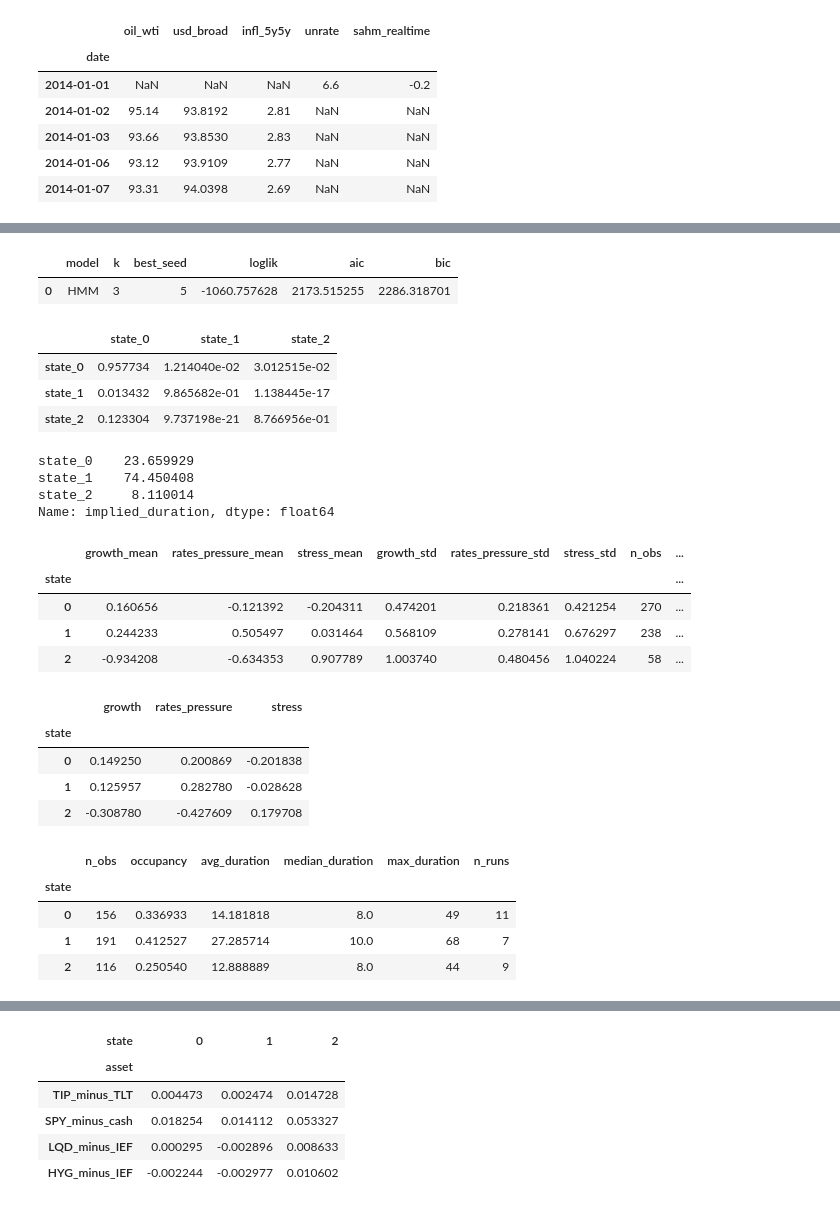
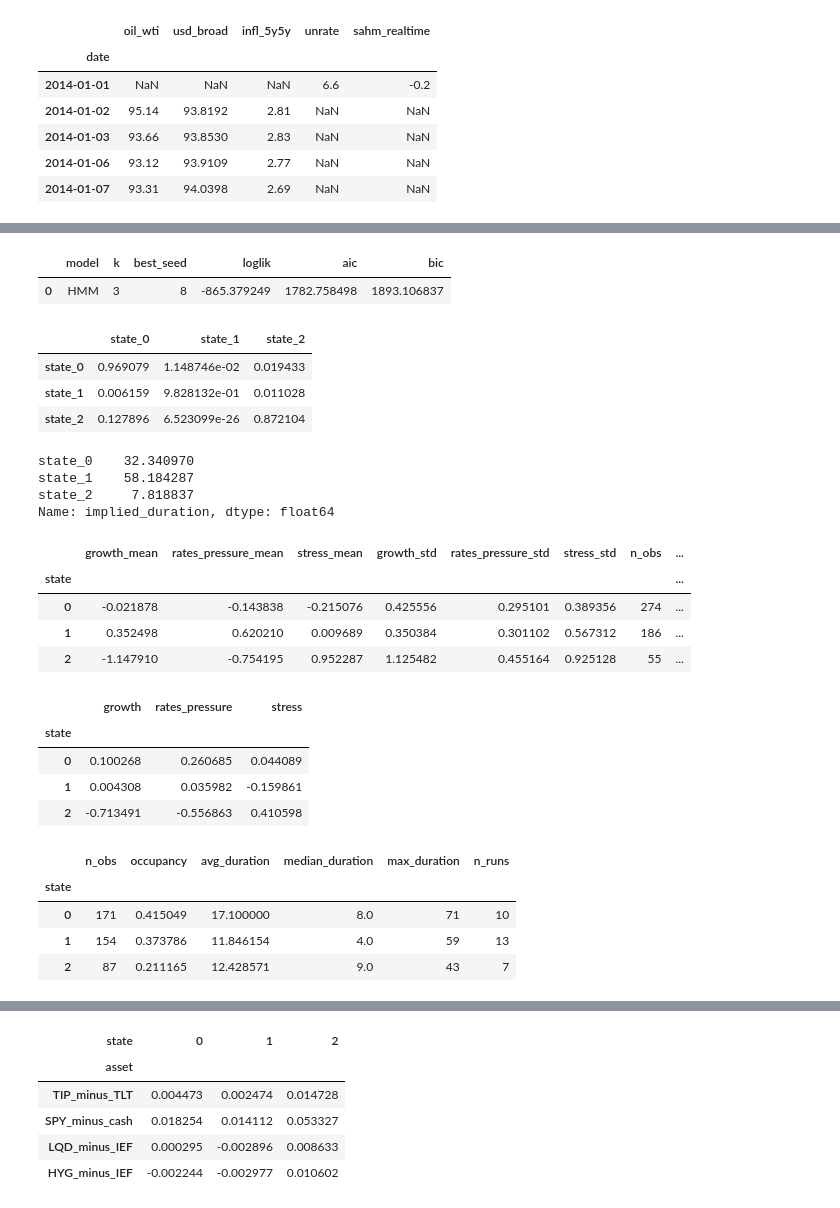
Before and after one commit to Yzc20060417/Systematic-Equities, a Jupyter notebook: Model.ipynb, the cells around one changed output, grey strips where cells are left out. Drawn from its saved outputs; the diff is of its cells as text; code cells hidden in the pictures.

```diff
--- a/Model.ipynb
+++ b/Model.ipynb
@@ -1121,3 +1091,3 @@ X_enriched_bucket
 # %%
-X_model_enriched_3 = X_model_3[["growth","rates_pressure","stress"]].dropna().copy()
+X_model_enriched_3 = X_enriched_bucket[["growth","rates_pressure","stress"]].dropna().copy()
 X_model_4 = X_enriched_bucket[["growth", "rates_pressure", "stress","inflation_shock"]].dropna().copy()
@@ -1192,5 +1094,5 @@ def run_regime_workflow(
 # %%
-enriched3 = run_regime_workflow(
+enriched3 = data_helpers.run_regime_workflow(
     X_model=X_model_enriched_3,
     k=3,
     refit_every=4,          # slower refit
@@ -1229,28 +1131,28 @@ Model is not converging.  Current: -1031.5183375856477 is not greater than -1031
 |  | model | k | best_seed | loglik | aic | bic |
-| 0 | HMM | 3 | 5 | -1060.757628 | 2173.515255 | 2286.318701 |
+| 0 | HMM | 3 | 8 | -865.379249 | 1782.758498 | 1893.106837 |
 |  | state_0 | state_1 | state_2 |
-| state_0 | 0.957734 | 1.214040e-02 | 3.012515e-02 |
-| state_1 | 0.013432 | 9.865682e-01 | 1.138445e-17 |
-| state_2 | 0.123304 | 9.737198e-21 | 8.766956e-01 |
+| state_0 | 0.969079 | 1.148746e-02 | 0.019433 |
+| state_1 | 0.006159 | 9.828132e-01 | 0.011028 |
+| state_2 | 0.127896 | 6.523099e-26 | 0.872104 |
-state_0    23.659929
-state_1    74.450408
-state_2     8.110014
+state_0    32.340970
+state_1    58.184287
+state_2     7.818837
 Name: implied_duration, dtype: float64
 |  | growth_mean | rates_pressure_mean | stress_mean | growth_std | rates_pressure_std | stress_std | n_obs | ... |
 | state |  |  |  |  |  |  |  | ... |
-| 0 | 0.160656 | -0.121392 | -0.204311 | 0.474201 | 0.218361 | 0.421254 | 270 | ... |
-| 1 | 0.244233 | 0.505497 | 0.031464 | 0.568109 | 0.278141 | 0.676297 | 238 | ... |
-| 2 | -0.934208 | -0.634353 | 0.907789 | 1.003740 | 0.480456 | 1.040224 | 58 | ... |
+| 0 | -0.021878 | -0.143838 | -0.215076 | 0.425556 | 0.295101 | 0.389356 | 274 | ... |
+| 1 | 0.352498 | 0.620210 | 0.009689 | 0.350384 | 0.301102 | 0.567312 | 186 | ... |
+| 2 | -1.147910 | -0.754195 | 0.952287 | 1.125482 | 0.455164 | 0.925128 | 55 | ... |
 |  | growth | rates_pressure | stress |
 | state |  |  |  |
-| 0 | 0.149250 | 0.200869 | -0.201838 |
-| 1 | 0.125957 | 0.282780 | -0.028628 |
-| 2 | -0.308780 | -0.427609 | 0.179708 |
+| 0 | 0.100268 | 0.260685 | 0.044089 |
+| 1 | 0.004308 | 0.035982 | -0.159861 |
+| 2 | -0.713491 | -0.556863 | 0.410598 |
 |  | n_obs | occupancy | avg_duration | median_duration | max_duration | n_runs |
 | state |  |  |  |  |  |  |
-| 0 | 156 | 0.336933 | 14.181818 | 8.0 | 49 | 11 |
-| 1 | 191 | 0.412527 | 27.285714 | 10.0 | 68 | 7 |
-| 2 | 116 | 0.250540 | 12.888889 | 8.0 | 44 | 9 |
+| 0 | 171 | 0.415049 | 17.100000 | 8.0 | 71 | 10 |
+| 1 | 154 | 0.373786 | 11.846154 | 4.0 | 59 | 13 |
+| 2 | 87 | 0.211165 | 12.428571 | 9.0 | 43 | 7 |
 # %%
 # Full-sample diagnostics: enriched 3-bucket
 data_helpers.plot_state_means(enriched3["full_hmm"]["summary"], title="Enriched 3-Bucket HMM State Means")
```
Also changed, not shown: parts of 22 cells of this notebook, 1 other file.
